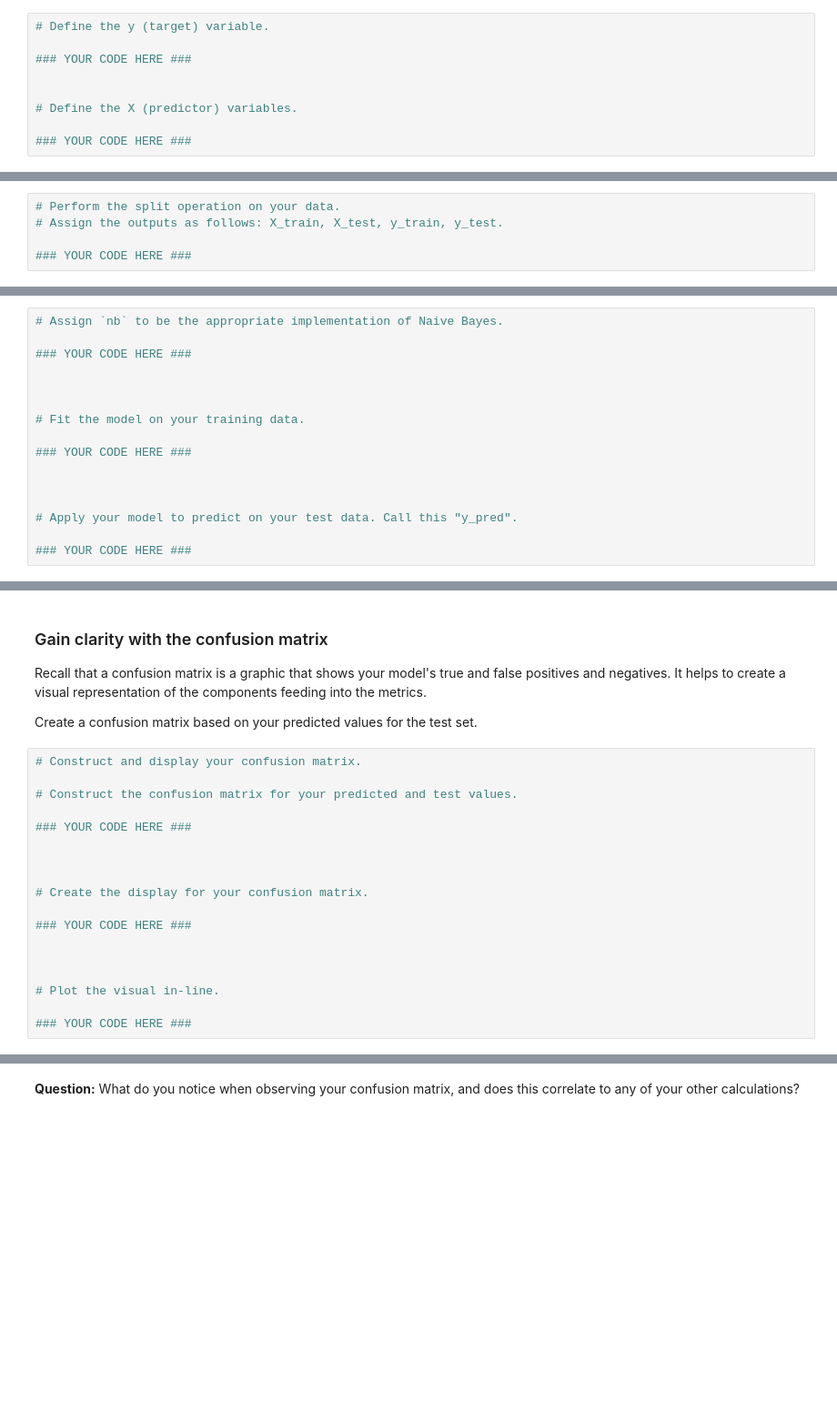
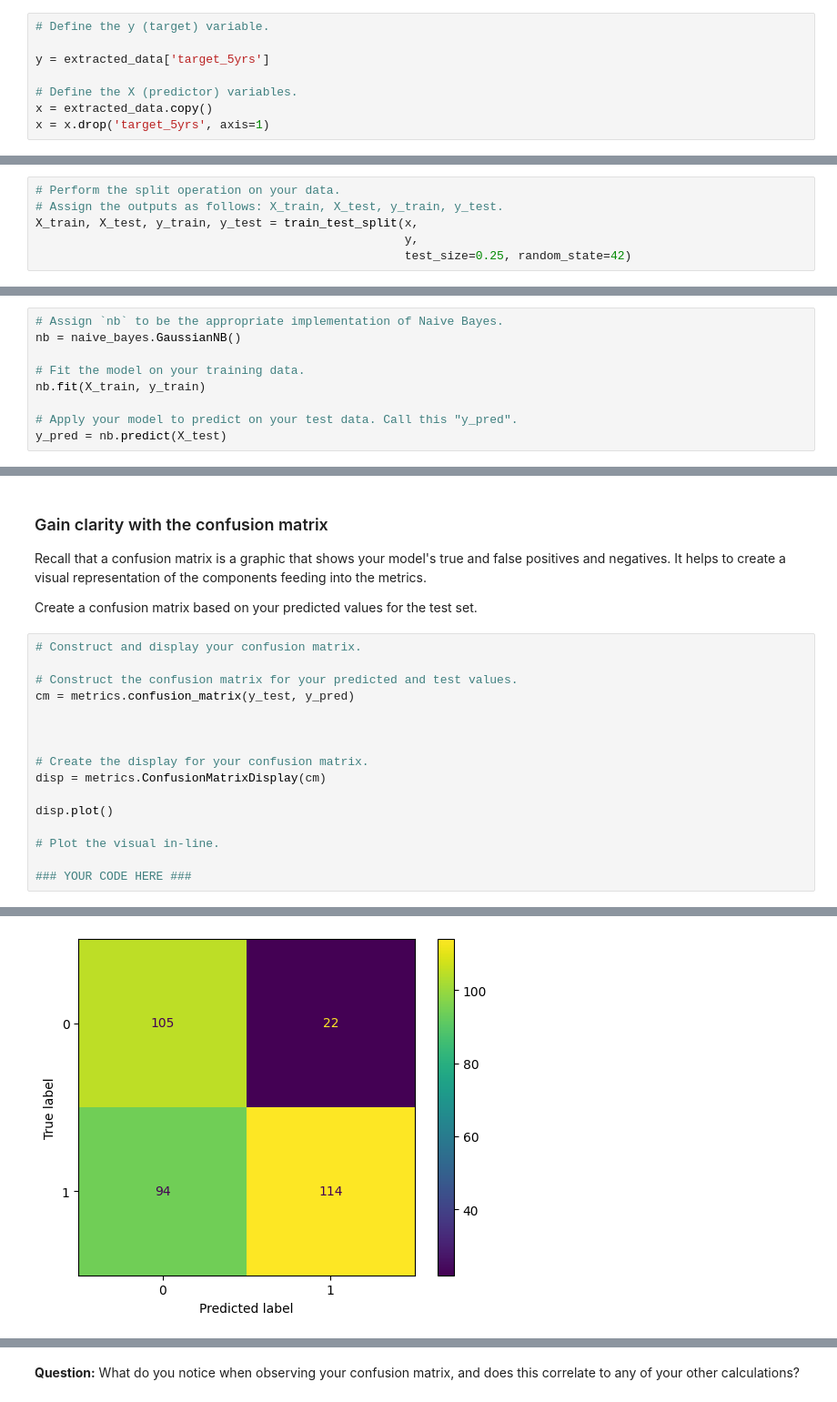
Before and after one commit to dianario/google_advanced_data_analytics, a Jupyter notebook: ml_naive_bayes_model/lab_build_naive_bayes_model.ipynb, the cells around one changed output, grey strips where cells are left out. Shown: that part at 91% size. Drawn from its saved outputs; the diff is of its cells as text; blank space fills up the shorter version.

Commit message:
Create Naive Bayes model

```diff
--- a/ml_naive_bayes_model/lab_build_naive_bayes_model.ipynb
+++ b/ml_naive_bayes_model/lab_build_naive_bayes_model.ipynb
@@ -41,9 +54,8 @@ Separately define the target variable (`target_5yrs`) and the features.
 # %%
 # Define the y (target) variable.
 
-### YOUR CODE HERE ###
-
+y = extracted_data['target_5yrs']
 
 # Define the X (predictor) variables.
-
-### YOUR CODE HERE ###
+x = extracted_data.copy()
+x = x.drop('target_5yrs', axis=1)
@@ -92,5 +108,6 @@ Divide your data into a training set (75% of data) and test set (25% of data). T
 # %%
 # Perform the split operation on your data.
 # Assign the outputs as follows: X_train, X_test, y_train, y_test.
-
-### YOUR CODE HERE ###
+X_train, X_test, y_train, y_test = train_test_split(x,
+                                                    y,
+                                                    test_size=0.25, random_state=42)
@@ -194,17 +174,10 @@ By creating your model, you will be drawing on your feature engineering work by
 Start by defining `nb` to be the relevant algorithm from `sklearn`.`naive_bayes`. Then fit your model to your training data. Use this fitted model to create predictions for your test data.
 # %%
 # Assign `nb` to be the appropriate implementation of Naive Bayes.
-
-### YOUR CODE HERE ###
-
-
+nb = naive_bayes.GaussianNB()
 
 # Fit the model on your training data.
-
-### YOUR CODE HERE ###
-
-
+nb.fit(X_train, y_train)
 
 # Apply your model to predict on your test data. Call this "y_pred".
-
-### YOUR CODE HERE ###
+y_pred = nb.predict(X_test)
@@ -298,17 +230,16 @@ Create a confusion matrix based on your predicted values for the test set.
 # Construct and display your confusion matrix.
 
 # Construct the confusion matrix for your predicted and test values.
-
-### YOUR CODE HERE ###
+cm = metrics.confusion_matrix(y_test, y_pred)
 
 
 
 # Create the display for your confusion matrix.
+disp = metrics.ConfusionMatrixDisplay(cm)
 
-### YOUR CODE HERE ###
-
-
+disp.plot()
 
 # Plot the visual in-line.
 
 ### YOUR CODE HERE ###
+# %% [output]
@@ -314,0 +247 @@ Create a confusion matrix based on your predicted values for the test set.
+[figure, added]
```
Also changed, not shown: parts of 26 cells of this notebook.
